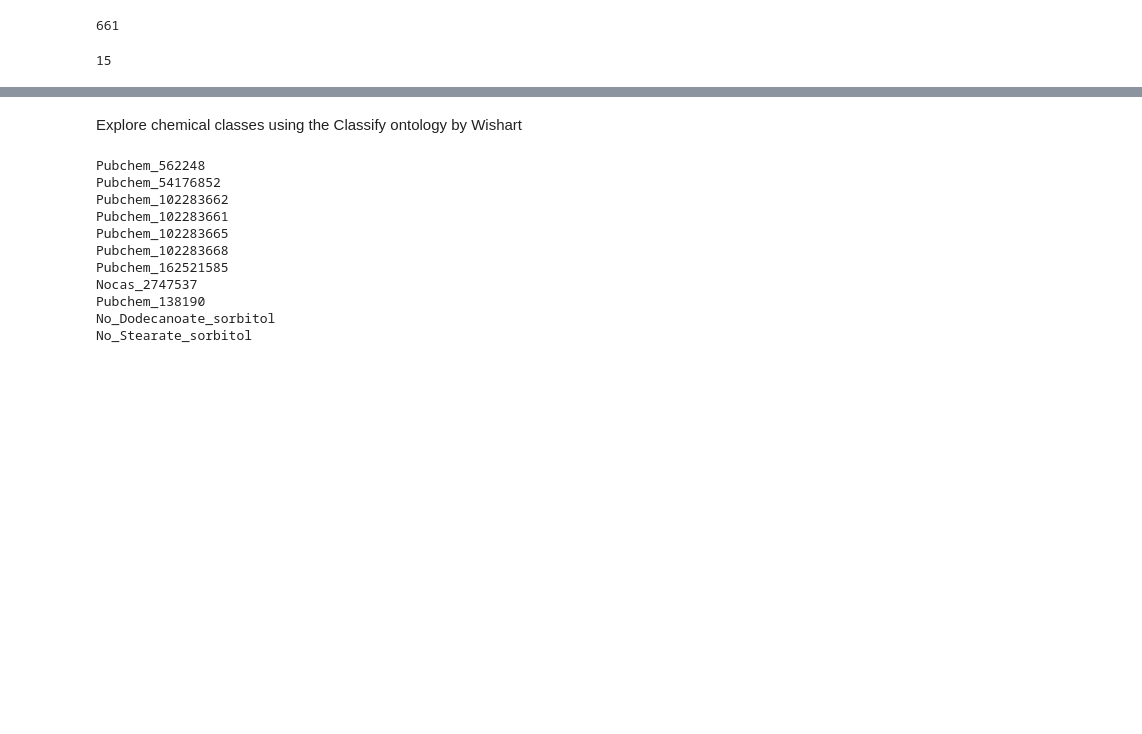
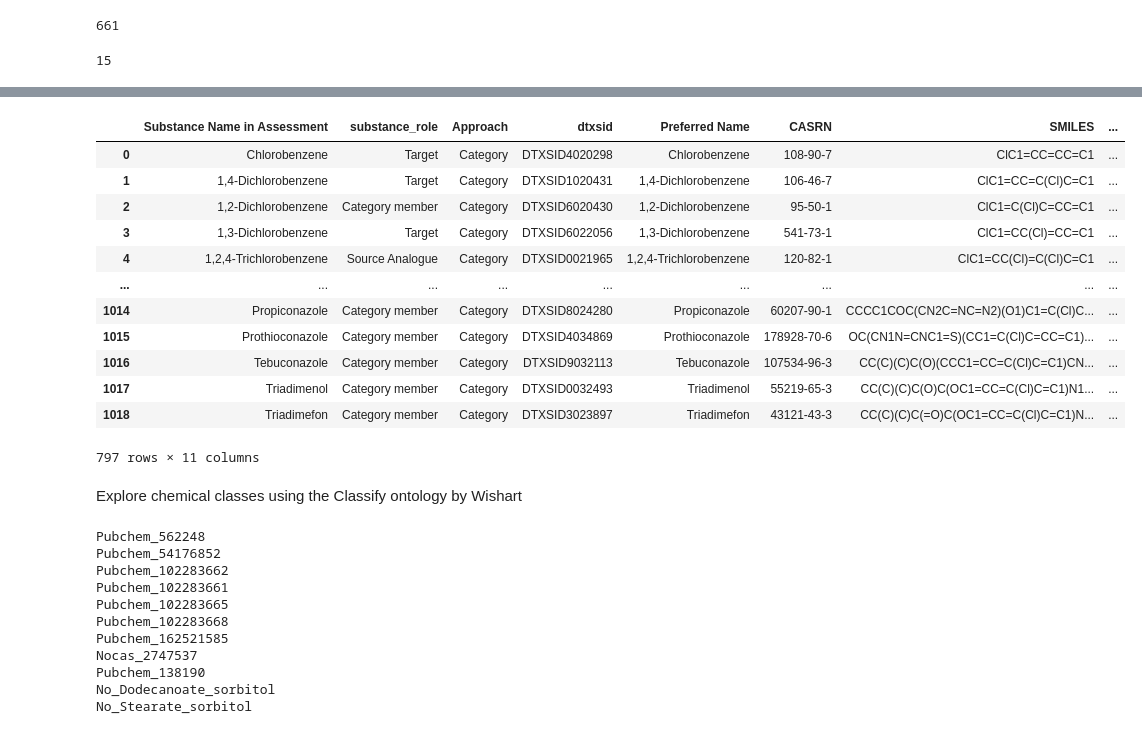
Before and after one commit to patlewig/icf-rax-manuscript, a Jupyter notebook: notebooks/01-ICF_RAX.ipynb, the cells around one changed output, grey strips where cells are left out. Cells and saved outputs as stored; diff of their text form; code cells hidden in the pictures; blank space fills up the shorter version.

```diff
--- a/notebooks/01-ICF_RAX.ipynb
+++ b/notebooks/01-ICF_RAX.ipynb
@@ -296,7 +419,7 @@ df[df['SMILES'].isnull()]['Index'].nunique()
 df1 = (
     df.reset_index()
       .groupby('Index', group_keys=False)
-      .apply(lambda group: group.drop_duplicates(subset=['dtxsid']))
+      .apply(lambda group: group.drop_duplicates(subset=['dtxsid']),include_groups=False)
       .filter(['Index',
                'Substance Name in Assessment',
                'substance_role',
@@ -310,4 +433,20 @@ df1 = (
                'use_case',
                'source'])
 )
+# %%
+df1
+# %% [output]
+|  | Substance Name in Assessment | substance_role | Approach | dtxsid | Preferred Name | CASRN | SMILES | ... |
+| 0 | Chlorobenzene | Target | Category | DTXSID4020298 | Chlorobenzene | 108-90-7 | ClC1=CC=CC=C1 | ... |
+| 1 | 1,4-Dichlorobenzene | Target | Category | DTXSID1020431 | 1,4-Dichlorobenzene | 106-46-7 | ClC1=CC=C(Cl)C=C1 | ... |
+| 2 | 1,2-Dichlorobenzene | Category member | Category | DTXSID6020430 | 1,2-Dichlorobenzene | 95-50-1 | ClC1=C(Cl)C=CC=C1 | ... |
+| 3 | 1,3-Dichlorobenzene | Target | Category | DTXSID6022056 | 1,3-Dichlorobenzene | 541-73-1 | ClC1=CC(Cl)=CC=C1 | ... |
+| 4 | 1,2,4-Trichlorobenzene | Source Analogue | Category | DTXSID0021965 | 1,2,4-Trichlorobenzene | 120-82-1 | ClC1=CC(Cl)=C(Cl)C=C1 | ... |
+| ... | ... | ... | ... | ... | ... | ... | ... | ... |
+| 1014 | Propiconazole | Category member | Category | DTXSID8024280 | Propiconazole | 60207-90-1 | CCCC1COC(CN2C=NC=N2)(O1)C1=C(Cl)C... | ... |
+| 1015 | Prothioconazole | Category member | Category | DTXSID4034869 | Prothioconazole | 178928-70-6 | OC(CN1N=CNC1=S)(CC1=C(Cl)C=CC=C1)... | ... |
+| 1016 | Tebuconazole | Category member | Category | DTXSID9032113 | Tebuconazole | 107534-96-3 | CC(C)(C)C(O)(CCC1=CC=C(Cl)C=C1)CN... | ... |
+| 1017 | Triadimenol | Category member | Category | DTXSID0032493 | Triadimenol | 55219-65-3 | CC(C)(C)C(O)C(OC1=CC=C(Cl)C=C1)N1... | ... |
+| 1018 | Triadimefon | Category member | Category | DTXSID3023897 | Triadimefon | 43121-43-3 | CC(C)(C)C(=O)C(OC1=CC=C(Cl)C=C1)N... | ... |
+797 rows × 11 columns
 # %%
```
Also changed, not shown: parts of 24 cells of this notebook, 5 other files.
